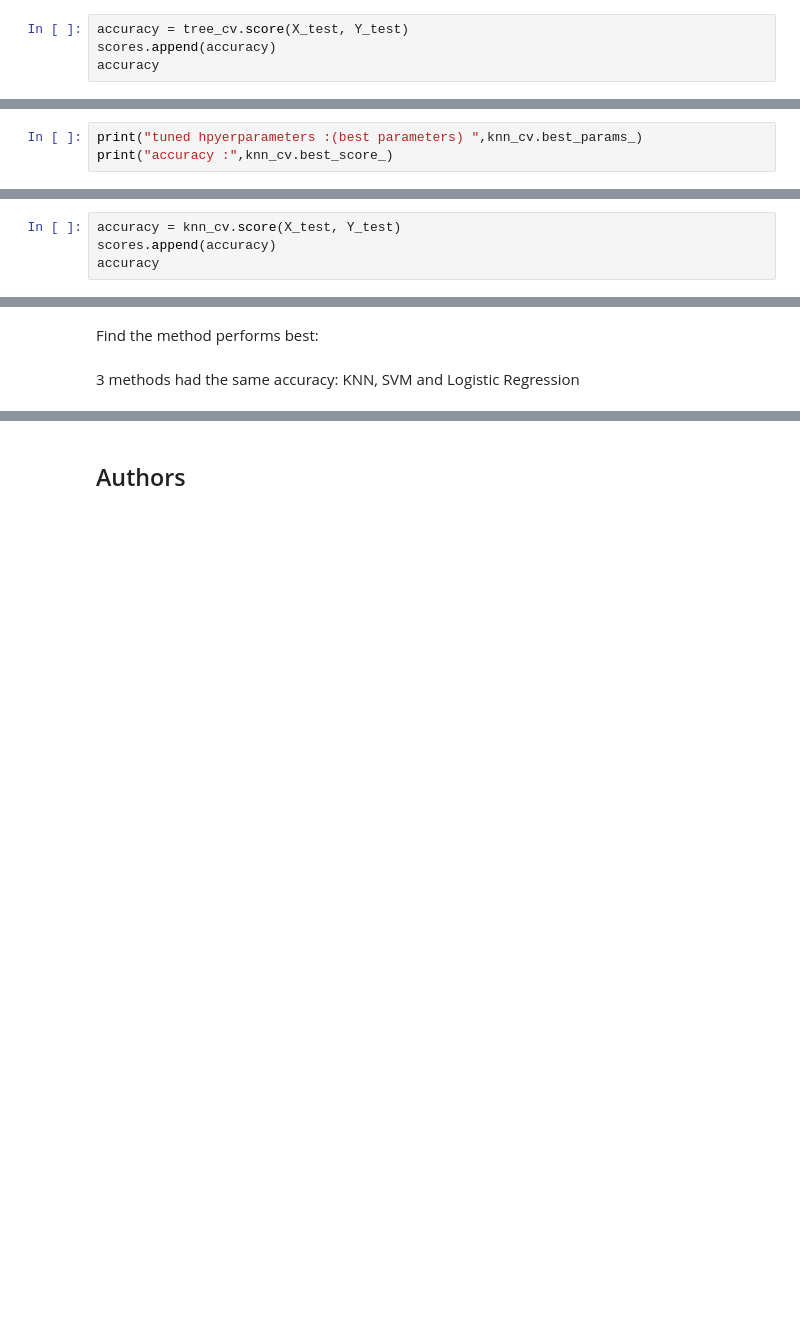
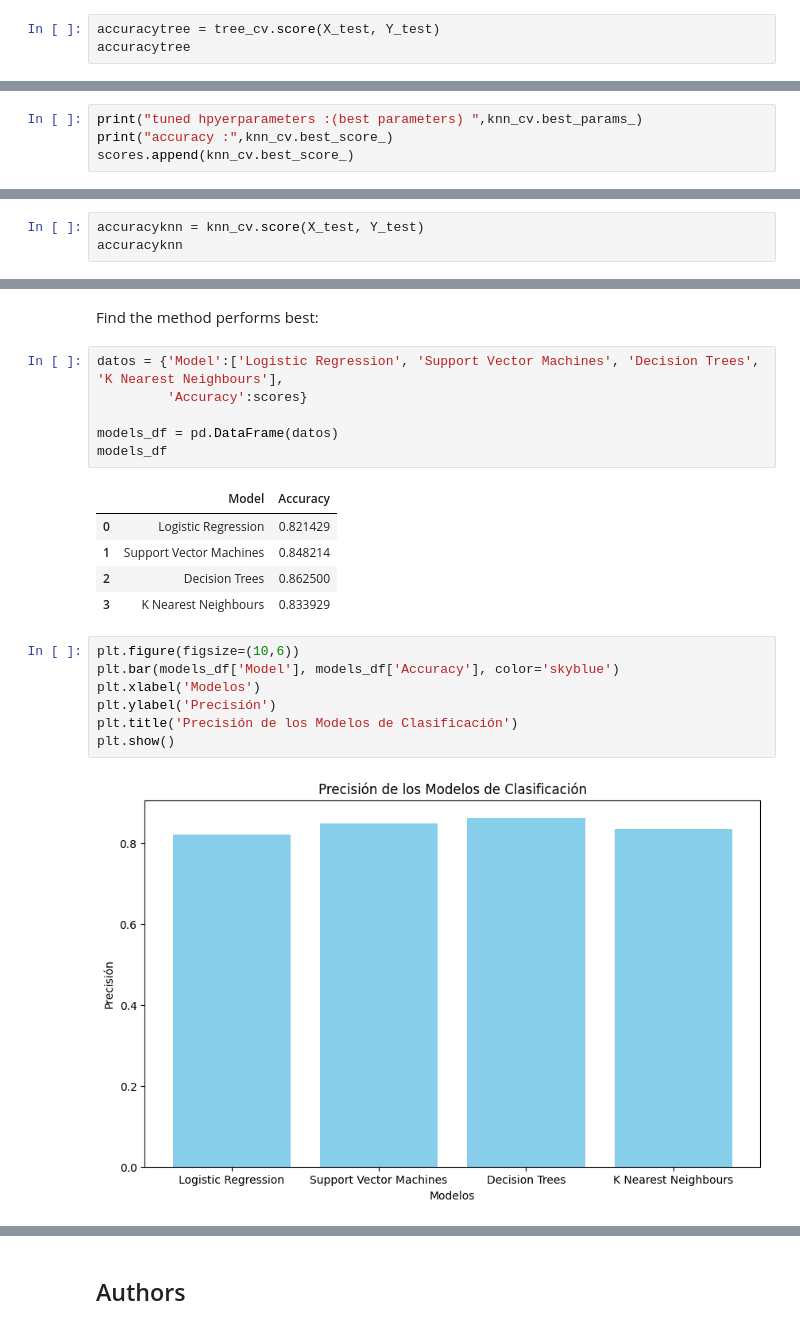
Before and after one commit to SergioGL9/Data_Science_Capstone, a Jupyter notebook: Machine Learning Prediction.ipynb, the cells around one changed output, grey strips where cells are left out. Drawn from its saved outputs; the diff is of its cells as text; blank space fills up the shorter version.

```diff
--- a/Machine Learning Prediction.ipynb
+++ b/Machine Learning Prediction.ipynb
@@ -287,7 +288,6 @@ accuracy : 0.8589285714285714
 # %% [markdown]
 Calculate the accuracy of tree_cv on the test data using the method <code>score</code>:
 # %%
-accuracy = tree_cv.score(X_test, Y_test)
-scores.append(accuracy)
-accuracy
+accuracytree = tree_cv.score(X_test, Y_test)
+accuracytree
 # %% [output]
@@ -321,6 +321,7 @@ GridSearchCV(cv=10, estimator=KNeighborsClassifier(),
 # %%
 print("tuned hpyerparameters :(best parameters) ",knn_cv.best_params_)
 print("accuracy :",knn_cv.best_score_)
+scores.append(knn_cv.best_score_)
 # %% [output]
 tuned hpyerparameters :(best parameters)  {'algorithm': 'auto', 'n_neighbors': 6, 'p': 1}
 accuracy : 0.8339285714285714
@@ -329,9 +330,8 @@ accuracy : 0.8339285714285714
 # %% [markdown]
 Calculate the accuracy of knn_cv on the test data using the method <code>score</code>:
 # %%
-accuracy = knn_cv.score(X_test, Y_test)
-scores.append(accuracy)
-accuracy
+accuracyknn = knn_cv.score(X_test, Y_test)
+accuracyknn
 # %% [output]
 0.8333333333333334
 # %% [markdown]
@@ -345,5 +345,24 @@ plot_confusion_matrix(Y_test,yhat)
 ## TASK  12
 # %% [markdown]
 Find the method performs best:
-# %% [markdown]
-3 methods had the same accuracy: KNN, SVM and Logistic Regression
+# %%
+datos = {'Model':['Logistic Regression', 'Support Vector Machines', 'Decision Trees', 'K Nearest Neighbours'],
+         'Accuracy':scores}
+
+models_df = pd.DataFrame(datos)
+models_df
+# %% [output]
+|  | Model | Accuracy |
+| 0 | Logistic Regression | 0.821429 |
+| 1 | Support Vector Machines | 0.848214 |
+| 2 | Decision Trees | 0.862500 |
+| 3 | K Nearest Neighbours | 0.833929 |
+# %%
+plt.figure(figsize=(10,6))
+plt.bar(models_df['Model'], models_df['Accuracy'], color='skyblue')
+plt.xlabel('Modelos')
+plt.ylabel('Precisión')
+plt.title('Precisión de los Modelos de Clasificación')
+plt.show()
+# %% [output]
+[figure, added]
```
Also changed, not shown: parts of 9 cells of this notebook.
